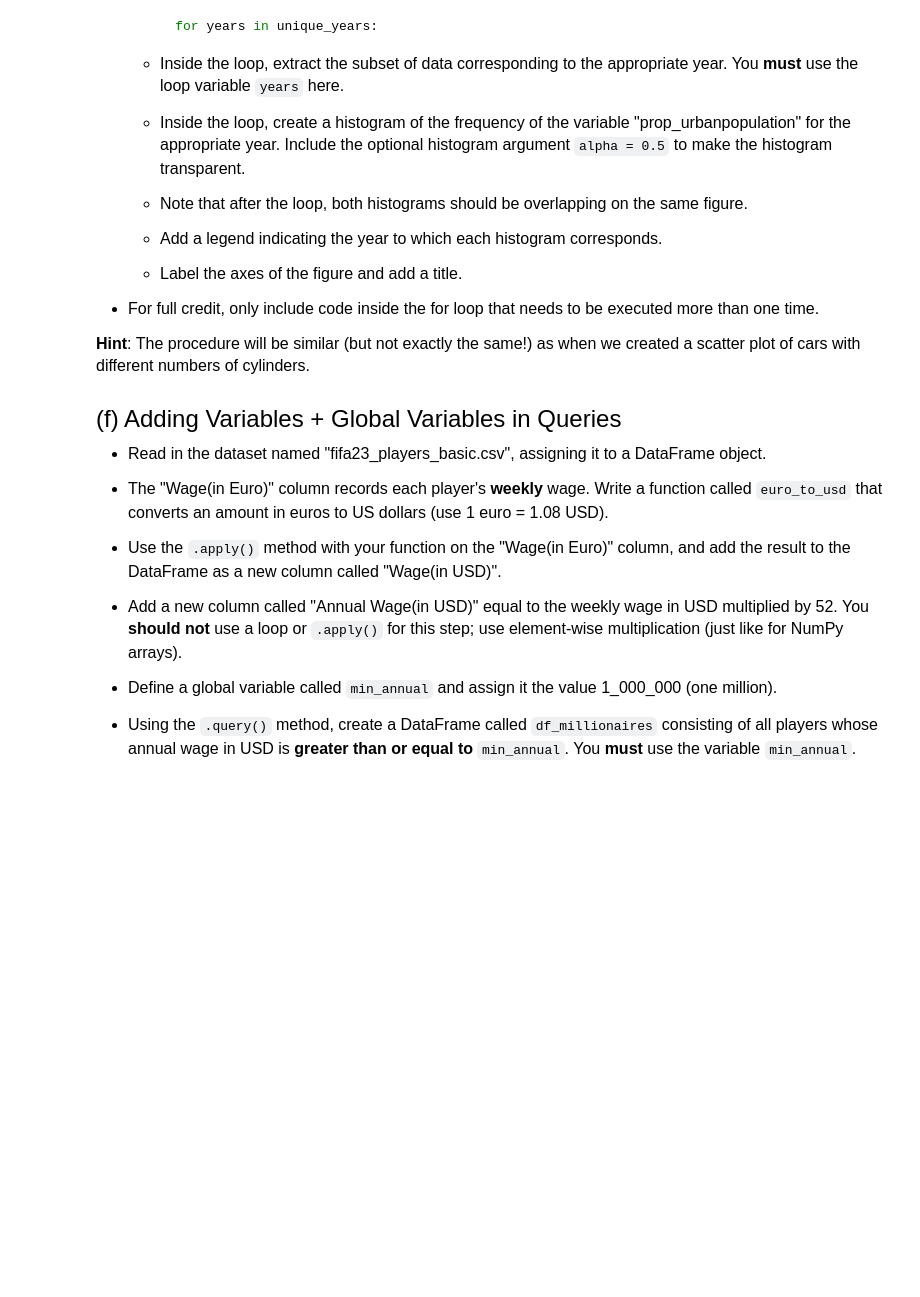
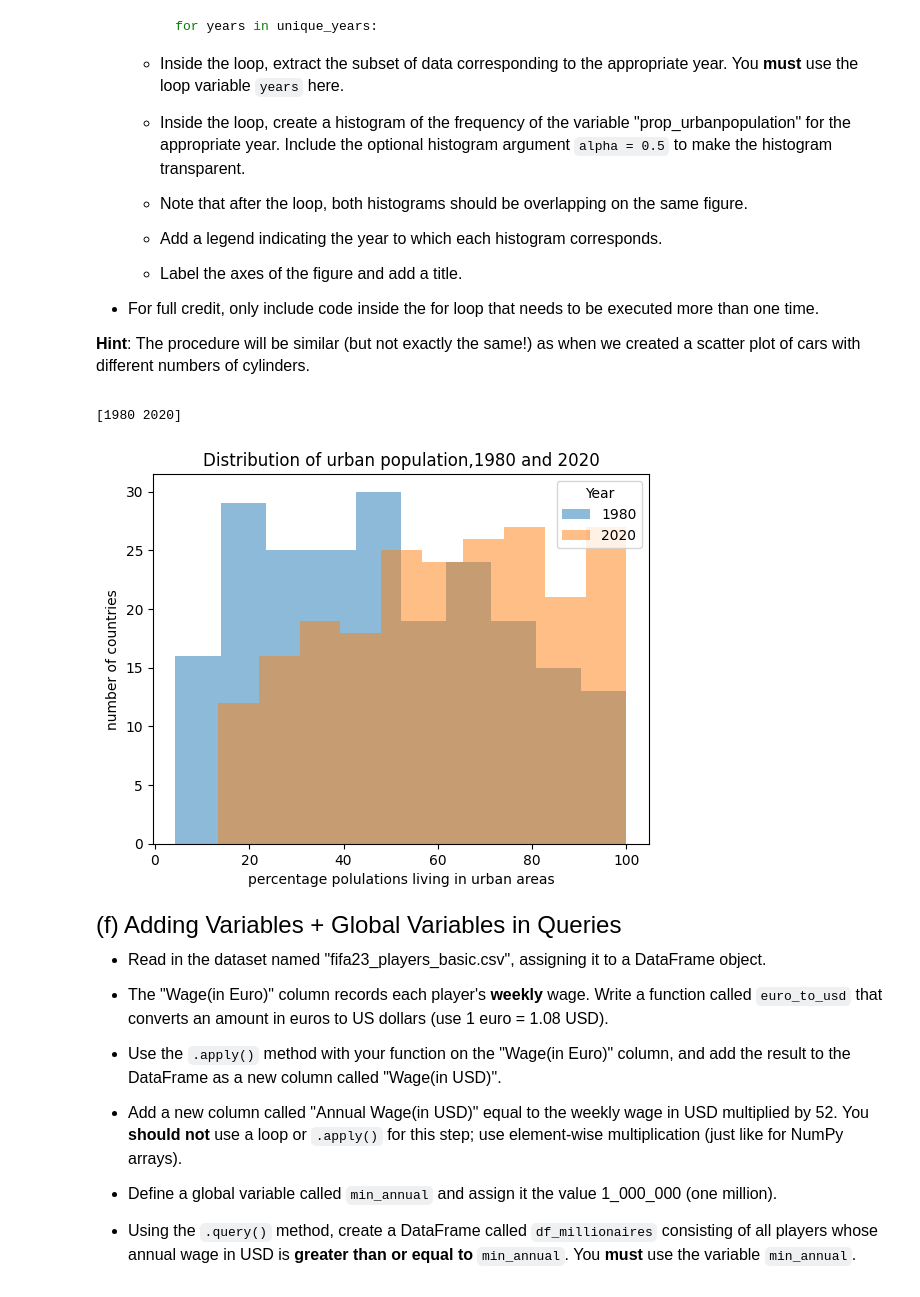
Before and after one commit to nekoangel233/datasci185fall2026, a Jupyter notebook: _assignments/assignment_07/Assignment7.ipynb, the cells around one changed output. Saved outputs shown, nothing was run; the diff lists cells and outputs as text; code cells hidden in the pictures; blank space fills up the shorter version.

```diff
--- a/_assignments/assignment_07/Assignment7.ipynb
+++ b/_assignments/assignment_07/Assignment7.ipynb
@@ -136,3 +221,22 @@ import matplotlib.pyplot as plt
+# %%
+# Write your answer here:
+
+urban = pd.read_csv("./data/wdi_urban.csv")
+unique_years = pd.unique(urban["year"])
+print(unique_years)
+
+for years in unique_years:
+    df_year = urban.query("year == @years")
+    plt.hist(x = df_year["prop_urbanpopulation"], alpha = 0.5)
+
+plt.legend(labels = unique_years, title = "Year")
+plt.xlabel("percentage polulations living in urban areas")
+plt.ylabel("number of countries")
+plt.title("Distribution of urban population,1980 and 2020")
+plt.show()
+# %% [output]
+[1980 2020]
+[figure, added]
 # %% [markdown]
 <font size = "5">
 
```
Also changed, not shown: parts of 13 cells of this notebook.
